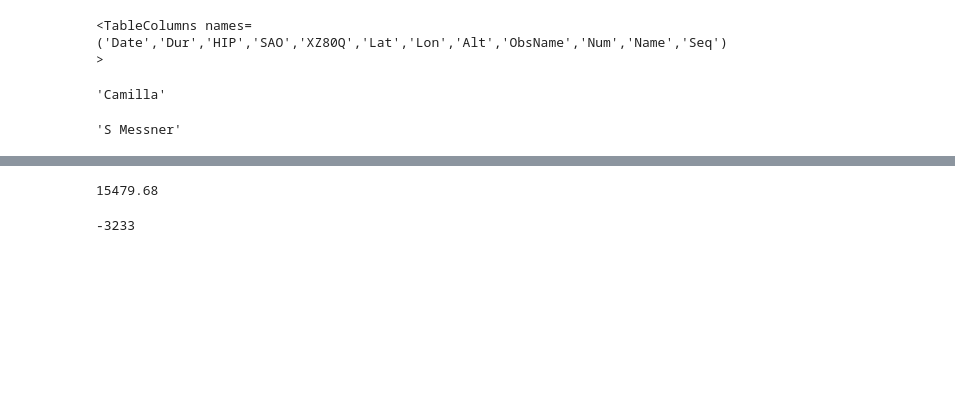
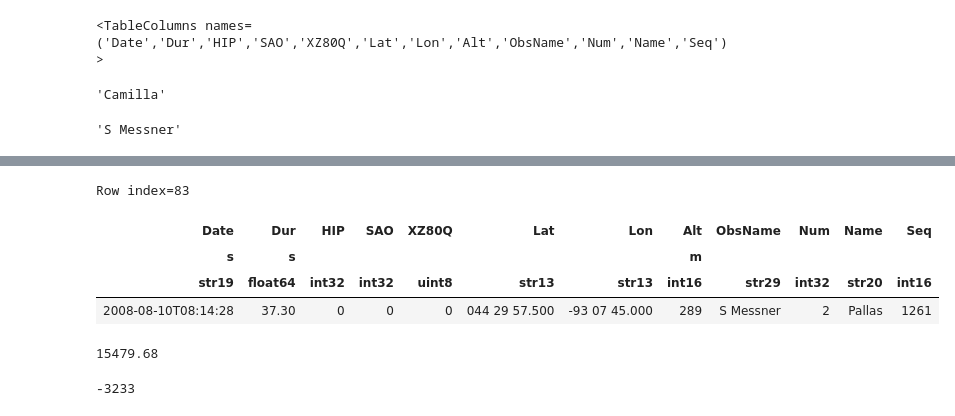
Before and after one commit to TLaidler/Portfolio, a Jupyter notebook: Astrofisica/Mestrado/drafts/Cat_Herald.ipynb, the cells around one changed output, grey strips where cells are left out. Saved outputs shown, nothing was run; the diff lists cells and outputs as text; code cells hidden in the pictures; blank space fills up the shorter version.

```diff
--- a/Astrofisica/Mestrado/drafts/Cat_Herald.ipynb
+++ b/Astrofisica/Mestrado/drafts/Cat_Herald.ipynb
@@ -87,0 +88,8 @@ Text(0.5, 1.0, 'Camilla -- S Messner')
+# %%
+df[n]
+# %% [output]
+Row index=83
+| Date | Dur | HIP | SAO | XZ80Q | Lat | Lon | Alt | ObsName | Num | Name | Seq |
+| s | s |  |  |  |  |  | m |  |  |  |  |
+| str19 | float64 | int32 | int32 | uint8 | str13 | str13 | int16 | str29 | int32 | str20 | int16 |
+| 2008-08-10T08:14:28 | 37.30 | 0 | 0 | 0 | 044 29 57.500 | -93 07 45.000 | 289 | S Messner | 2 | Pallas | 1261 |
```
Also changed, not shown: parts of 6 cells of this notebook, 1 other file.
